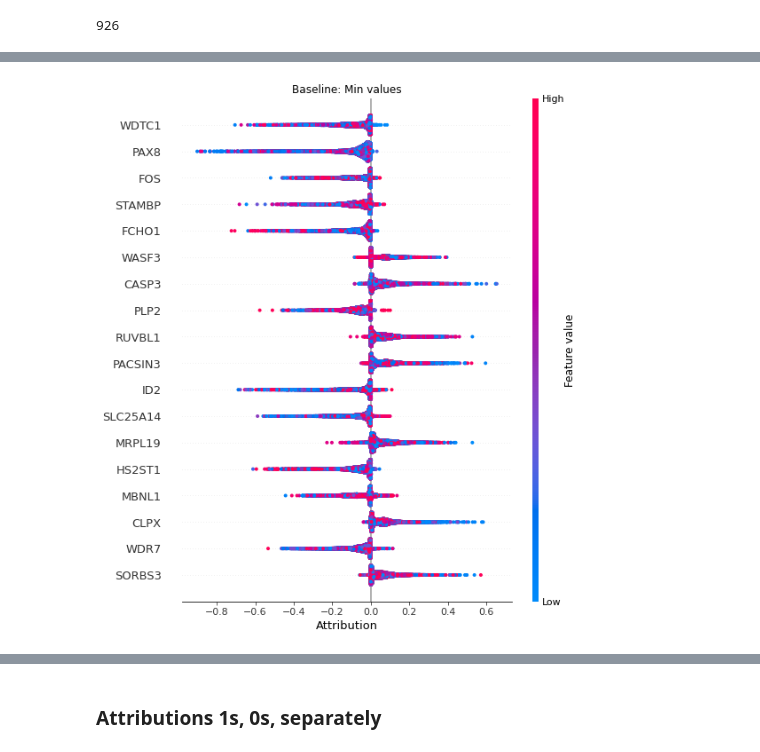
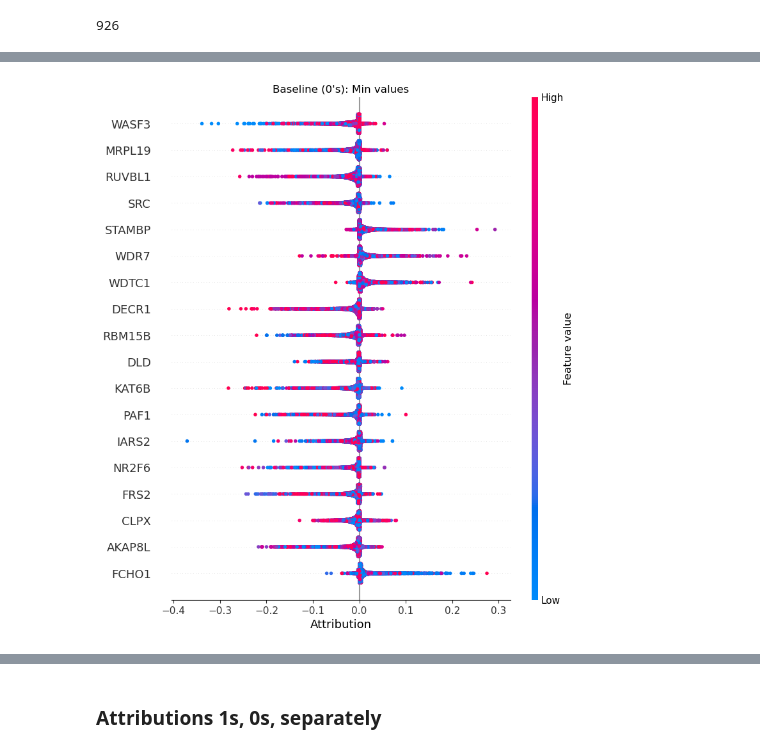
Before and after one commit to uzh-dqbm-cmi/graphnn, a Jupyter notebook: notebooks/AltModels/DeepAdr_train_eval-DrugComb-v1.5-5foldCV-AltModels-DeepSynergy.ipynb, the cells around one changed output, grey strips where cells are left out. Drawn from its saved outputs; the diff is of its cells as text; code cells hidden in the pictures.

```diff
--- a/notebooks/AltModels/DeepAdr_train_eval-DrugComb-v1.5-5foldCV-AltModels-DeepSynergy.ipynb
+++ b/notebooks/AltModels/DeepAdr_train_eval-DrugComb-v1.5-5foldCV-AltModels-DeepSynergy.ipynb
@@ -429,5 +549,5 @@ array([    0,     1,     2, ..., 25752, 25753, 25756])
 # %%
 df_pred_TP_RI = df_pred_TP.reset_index()
 
-df_pred_TP_zeros = df_pred_TP_RI[df_pred_TP_RI.true_class == 0].index
-df_pred_TP_ones = df_pred_TP_RI[df_pred_TP_RI.true_class == 1].index
+df_pred_TP_zeros = df_pred_TP_RI[df_pred_TP_RI.true_class == 0]
+df_pred_TP_ones = df_pred_TP_RI[df_pred_TP_RI.true_class == 1]
@@ -580,12 +732,12 @@ sel_idx = df_pred_TP_CellLine.index.values
 # %%
-test_features = np.take(x_np_norm, df_pred_TP.index.values, axis=0)
+test_features_TP = np.take(x_np_norm, df_pred_TP.index.values, axis=0)
 # test_features = np.take(x_np_norm, sel_idx, axis=0)
-test_features.shape
+test_features_TP.shape
 # %% [output]
 (21018, 926)
 # %%
-# test_features_zeros = np.take(test_features, df_pred_TP_zeros, axis=0)
-# print(test_features_zeros.shape)
+test_features_TP_zeros = np.take(test_features_TP, df_pred_TP_zeros.index.values, axis=0)
+print(test_features_TP_zeros.shape)
 
-# test_features_ones = np.take(test_features, df_pred_TP_ones, axis=0)
-# print(test_features_ones.shape)
+test_features_TP_ones = np.take(test_features_TP, df_pred_TP_ones.index.values, axis=0)
+print(test_features_TP_ones.shape)
@@ -676,7 +869,9 @@ print(len(folds_min), len(folds_max))
 # %%
-concat_folds_min = np.concatenate(folds_min, axis=0)
-concat_folds_max = np.concatenate(folds_max, axis=0)
+concat_folds_min_zeros = np.concatenate(folds_min_zeros, axis=0)
+concat_folds_min_ones = np.concatenate(folds_min_ones, axis=0)
 
-concat_folds_min_max_avg = (concat_folds_min + concat_folds_max) / 2
-concat_folds_min_max_avg.shape
+print(concat_folds_min_zeros.shape, concat_folds_min_ones.shape)
+
+# concat_folds_min_max_avg = (concat_folds_min + concat_folds_max) / 2
+# concat_folds_min_max_avg.shape
 # %% [output]
@@ -762,12 +1028,12 @@ plt.show()
 # plt.title("Baseline: Min-Max avg. values")
 # plt.show()
 # %%
-shap.summary_plot(concat_folds_min[:, nr_drug_feat:],
-                  test_features[:, nr_drug_feat:],
+shap.summary_plot(concat_folds_min_zeros[:, nr_drug_feat:],
+                  test_features_TP_zeros[:, nr_drug_feat:],
                   feature_names=all_feat[nr_drug_feat:],
                   max_display=nr_drug_feat, show=False)
-plt.title("Baseline: Min values")
+plt.title("Baseline (0's): Min values")
 plt.xlabel("Attribution")
 plt.show()
 # %% [output]
-[figure, old version]
+[figure, new version]
```
Also changed, not shown: parts of 66 cells of this notebook, 1 other file.
